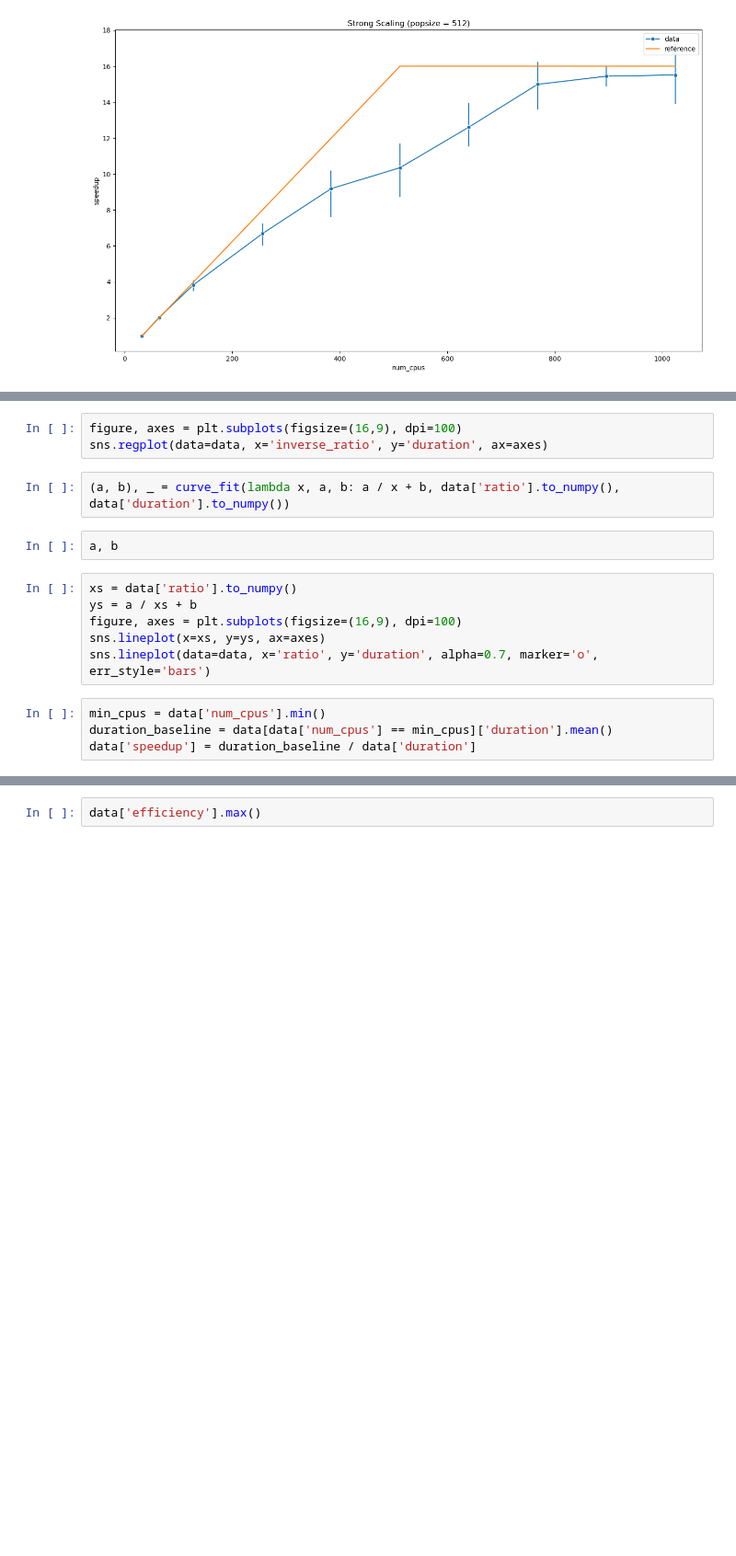
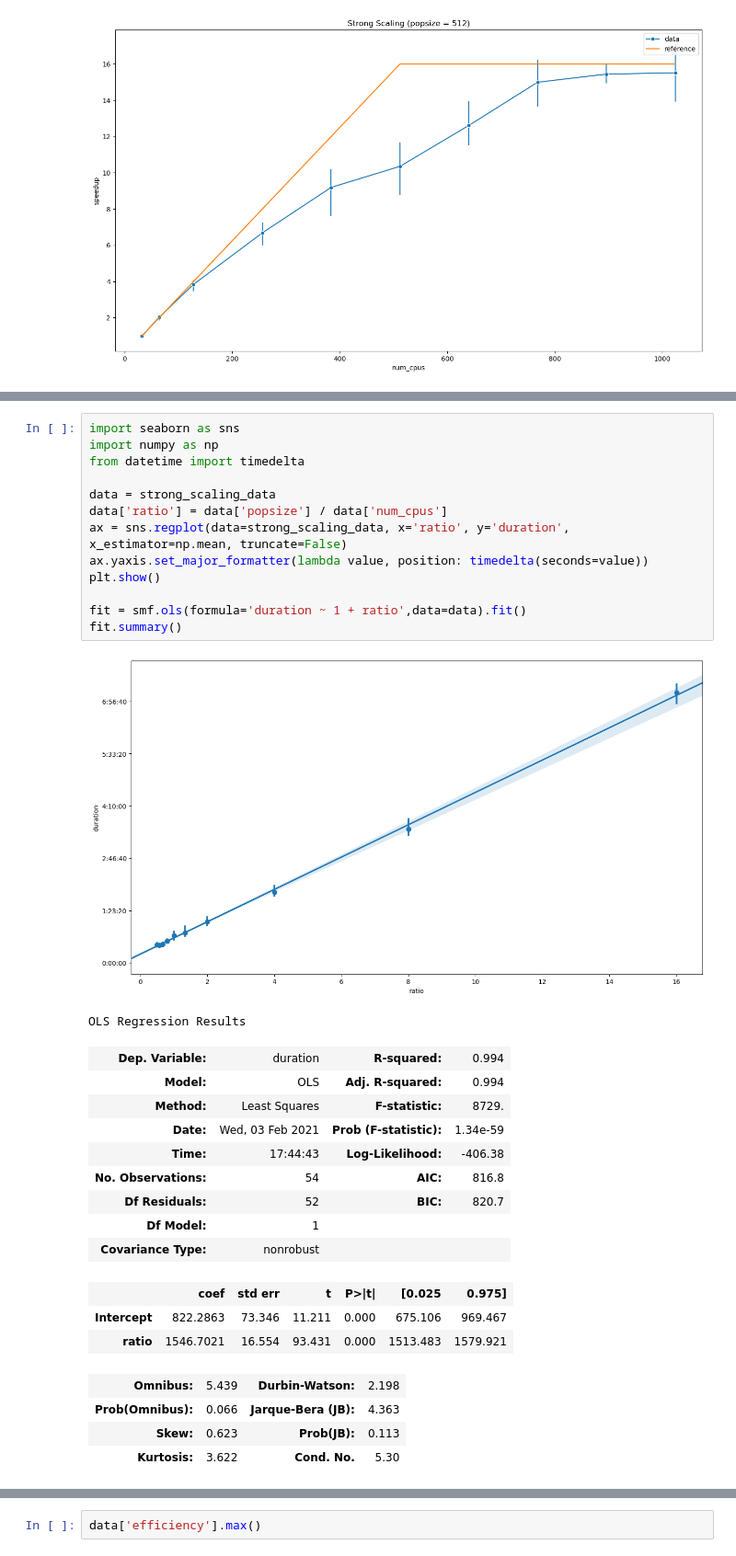
Before and after one commit to stefanocampanella/MHPC-project, a Jupyter notebook: notebooks/scaling.ipynb, the cells around one changed output, grey strips where cells are left out. Shown: that part at 92% size. Saved outputs shown, nothing was run; the diff lists cells and outputs as text; blank space fills up the shorter version.

```diff
--- a/notebooks/scaling.ipynb
+++ b/notebooks/scaling.ipynb
@@ -128,17 +154,32 @@ data['ratio'] = data['num_cpus'] / data['popsize']
-# %%
-figure, axes = plt.subplots(figsize=(16,9), dpi=100)
-sns.regplot(data=data, x='inverse_ratio', y='duration', ax=axes)
-# %%
-(a, b), _ = curve_fit(lambda x, a, b: a / x + b, data['ratio'].to_numpy(), data['duration'].to_numpy())
-# %%
-a, b
-# %%
-xs = data['ratio'].to_numpy()
-ys = a / xs + b
-figure, axes = plt.subplots(figsize=(16,9), dpi=100)
-sns.lineplot(x=xs, y=ys, ax=axes)
-sns.lineplot(data=data, x='ratio', y='duration', alpha=0.7, marker='o', err_style='bars')
-# %%
-min_cpus = data['num_cpus'].min()
-duration_baseline = data[data['num_cpus'] == min_cpus]['duration'].mean()
-data['speedup'] = duration_baseline / data['duration']
+# %%
+import seaborn as sns
+import numpy as np
+from datetime import timedelta
+
+data = strong_scaling_data
+data['ratio'] = data['popsize'] / data['num_cpus']
+ax = sns.regplot(data=strong_scaling_data, x='ratio', y='duration', x_estimator=np.mean, truncate=False)
+ax.yaxis.set_major_formatter(lambda value, position: timedelta(seconds=value))
+plt.show()
+
+fit = smf.ols(formula='duration ~ 1 + ratio',data=data).fit()
+fit.summary()
+# %% [output]
+[figure, added]
+OLS Regression Results
+| Dep. Variable: | duration | R-squared: | 0.994 |
+| Model: | OLS | Adj. R-squared: | 0.994 |
+| Method: | Least Squares | F-statistic: | 8729. |
+| Date: | Wed, 03 Feb 2021 | Prob (F-statistic): | 1.34e-59 |
+| Time: | 17:44:43 | Log-Likelihood: | -406.38 |
+| No. Observations: | 54 | AIC: | 816.8 |
+| Df Residuals: | 52 | BIC: | 820.7 |
+| Df Model: | 1 |  |  |
+| Covariance Type: | nonrobust |  |  |
+|  | coef | std err | t | P>|t| | [0.025 | 0.975] |
+| Intercept | 822.2863 | 73.346 | 11.211 | 0.000 | 675.106 | 969.467 |
+| ratio | 1546.7021 | 16.554 | 93.431 | 0.000 | 1513.483 | 1579.921 |
+| Omnibus: | 5.439 | Durbin-Watson: | 2.198 |
+| Prob(Omnibus): | 0.066 | Jarque-Bera (JB): | 4.363 |
+| Skew: | 0.623 | Prob(JB): | 0.113 |
+| Kurtosis: | 3.622 | Cond. No. | 5.30 |
```
Also changed, not shown: parts of 21 cells of this notebook, 1 other file.
